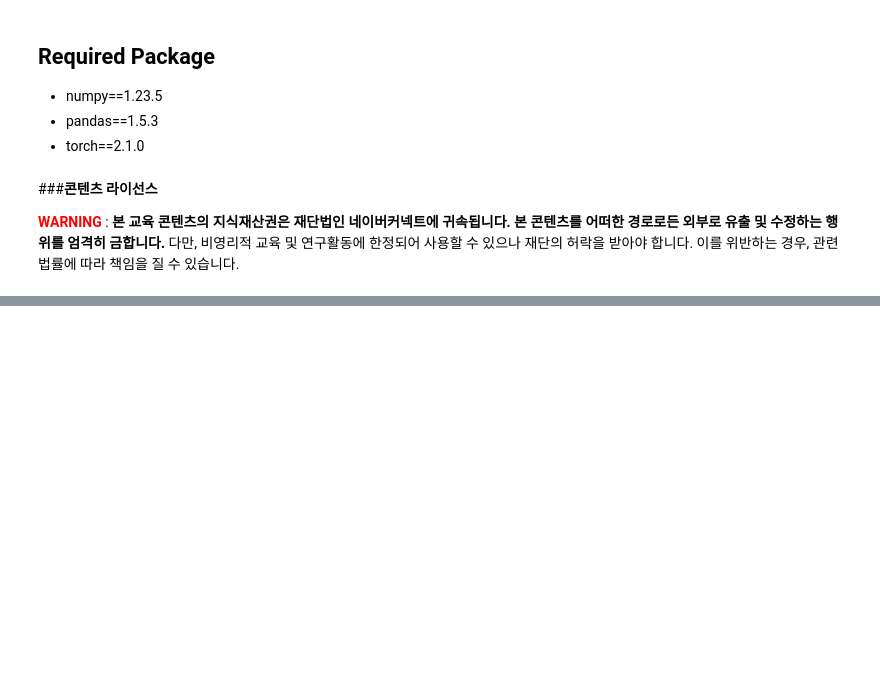
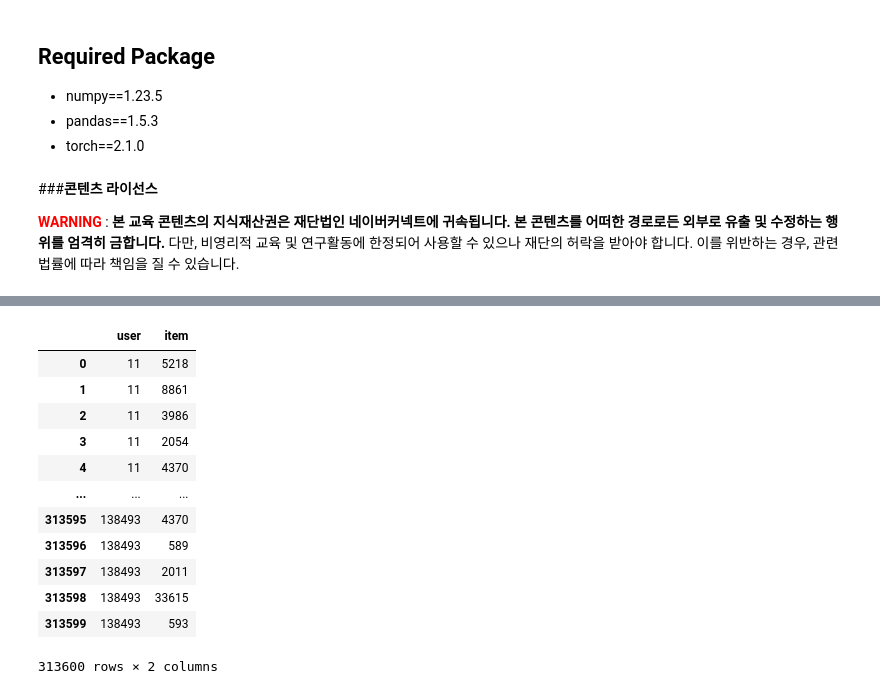
Before and after one commit to boostcampaitech6/level2-movierecommendation-recsys-06, a Jupyter notebook: mission/(미션_2)_Multi_VAE_(정답).ipynb, the cells around one changed output, grey strips where cells are left out. Cells and saved outputs as stored; diff of their text form; code cells hidden in the pictures; blank space fills up the shorter version.

```diff
--- a/mission/(미션_2)_Multi_VAE_(정답).ipynb
+++ b/mission/(미션_2)_Multi_VAE_(정답).ipynb
@@ -885,0 +1109,16 @@ print('=' * 89)
+# %%
+result
+# %% [output]
+|  | user | item |
+| 0 | 11 | 5218 |
+| 1 | 11 | 8861 |
+| 2 | 11 | 3986 |
+| 3 | 11 | 2054 |
+| 4 | 11 | 4370 |
+| ... | ... | ... |
+| 313595 | 138493 | 4370 |
+| 313596 | 138493 | 589 |
+| 313597 | 138493 | 2011 |
+| 313598 | 138493 | 33615 |
+| 313599 | 138493 | 593 |
+313600 rows × 2 columns
```
Also changed, not shown: parts of 19 cells of this notebook, 3 other files.
